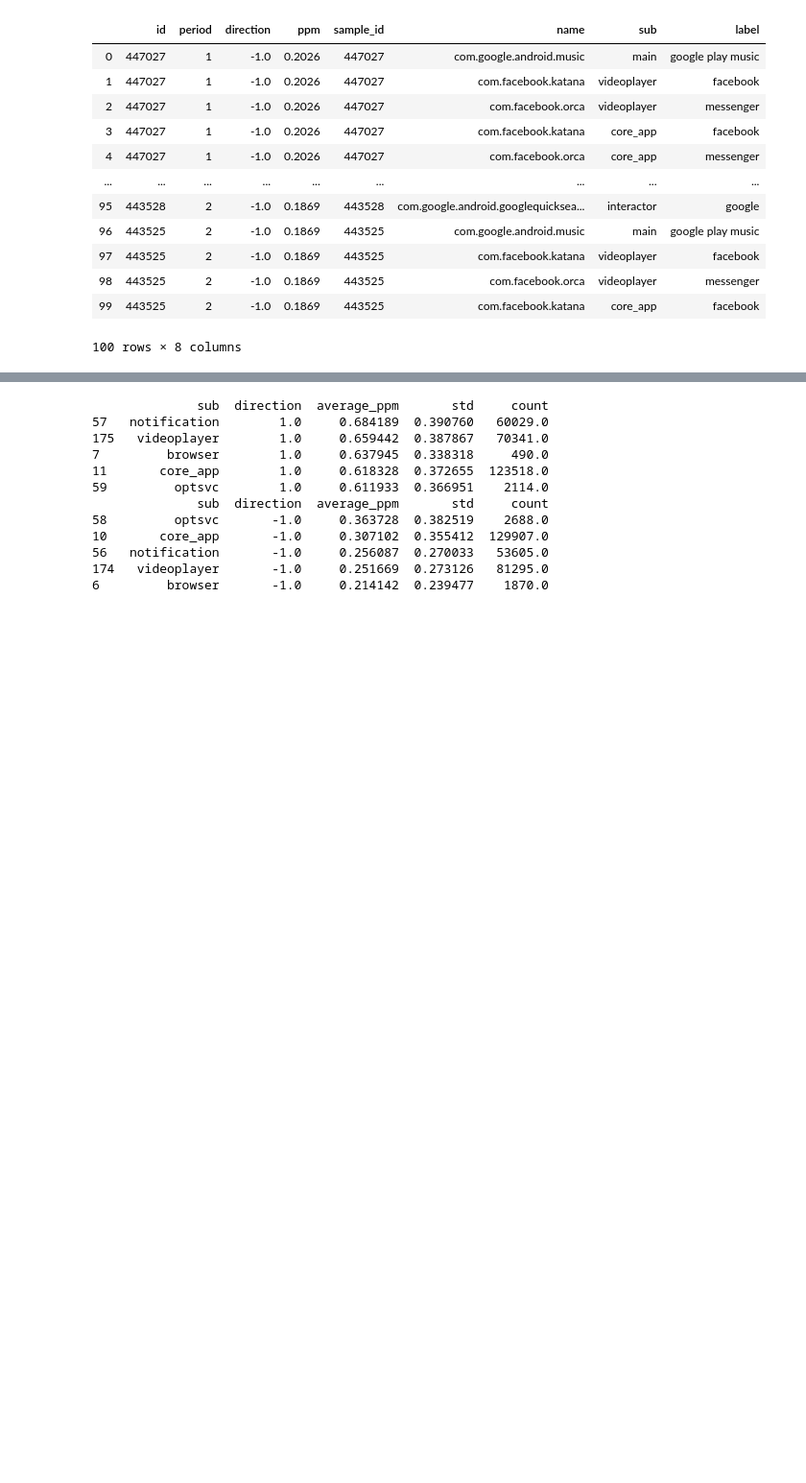
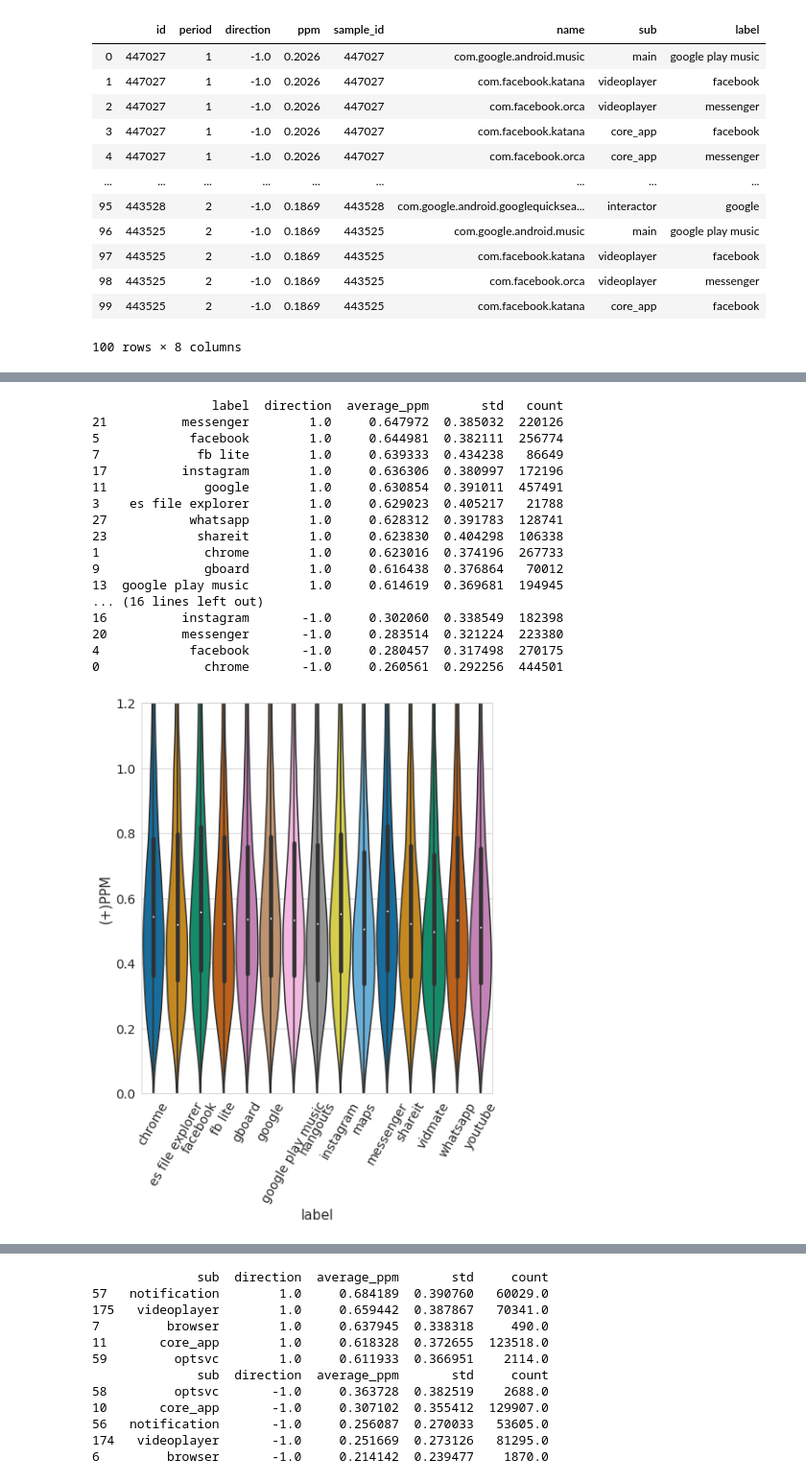
Before and after one commit to greenhub-project/notebooks, a Jupyter notebook: notebooks/QueryAppProcessesPPM.ipynb, the cells around one changed output, grey strips where cells are left out. Shown at 96% size. Saved outputs shown, nothing was run; the diff lists cells and outputs as text; code cells hidden in the pictures; blank space fills up the shorter version.

```diff
--- a/notebooks/QueryAppProcessesPPM.ipynb
+++ b/notebooks/QueryAppProcessesPPM.ipynb
@@ -137,5 +137,4 @@ df_inner.head(100)
 | 99 | 443525 | 2 | -1.0 | 0.1869 | 443525 | com.facebook.katana | core_app | facebook |
 100 rows × 8 columns
 # %%
-#df_inner_droppedDup = df_inner.drop(['id','sample_id'], axis=1).drop_duplicates()
-dfxx = df_inner.loc[df_inner['direction'] == -1]
+df_inner_droppedDup = df_inner.drop(['id','sample_id'], axis=1).drop_duplicates()
@@ -188,0 +161,27 @@ boxPlotPPMAll(df_inner_droppedDup,'ppm','label','(-)PPM','label',1.2)
+# %%
+print(dfLabelGBPos);
+dfJoinPosAll = pd.merge(df_inner_droppedDup.loc[df_inner_droppedDup['direction'] == 1], dfLabelGBPos, left_on='label', right_on='label', how='inner').drop(['average_ppm','std','count','direction_y'], axis=1)
+boxPlotPPMAll(dfJoinPosAll,'ppm','label','(+)PPM','label',1.2)
+
+print(dfLabelGBNeg);
+dfJoinNegAll = pd.merge(df_inner_droppedDup.loc[df_inner_droppedDup['direction'] == -1], dfLabelGBNeg, left_on='label', right_on='label', how='inner').drop(['average_ppm','std','count','direction_y'], axis=1)
+boxPlotPPMAll(dfJoinNegAll,'ppm','label','(-)PPM','label',0.8)
+# %% [output]
+                label  direction  average_ppm       std   count
+21          messenger        1.0     0.647972  0.385032  220126
+5            facebook        1.0     0.644981  0.382111  256774
+7             fb lite        1.0     0.639333  0.434238   86649
+17          instagram        1.0     0.636306  0.380997  172196
+11             google        1.0     0.630854  0.391011  457491
+3    es file explorer        1.0     0.629023  0.405217   21788
+27           whatsapp        1.0     0.628312  0.391783  128741
+23            shareit        1.0     0.623830  0.404298  106338
+1              chrome        1.0     0.623016  0.374196  267733
+9              gboard        1.0     0.616438  0.376864   70012
+13  google play music        1.0     0.614619  0.369681  194945
+... (16 lines left out)
+16          instagram       -1.0     0.302060  0.338549  182398
+20          messenger       -1.0     0.283514  0.321224  223380
+4            facebook       -1.0     0.280457  0.317498  270175
+0              chrome       -1.0     0.260561  0.292256  444501
+[figure, added]
```
Also changed, not shown: parts of 3 cells of this notebook, 5 other files.
